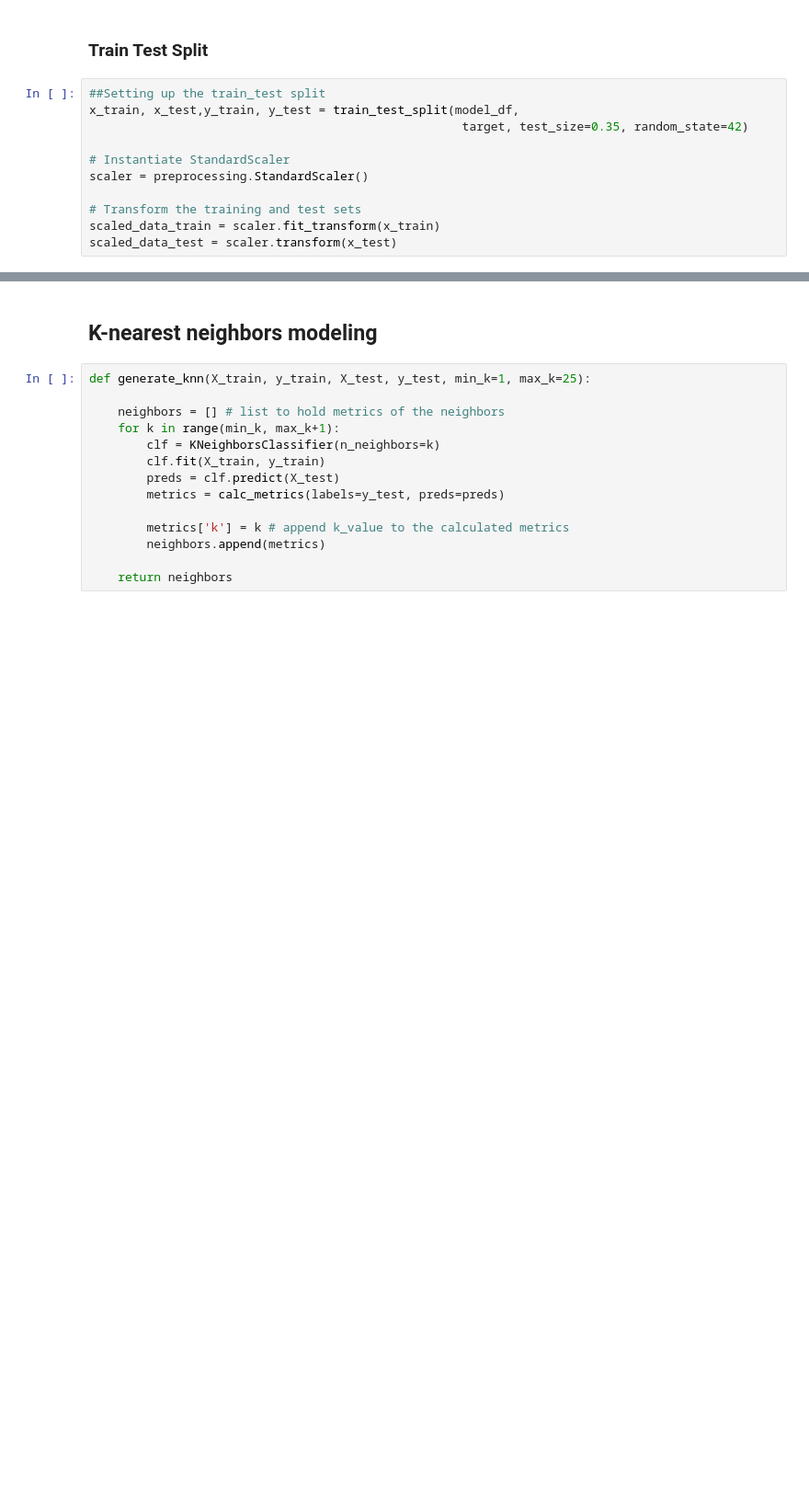
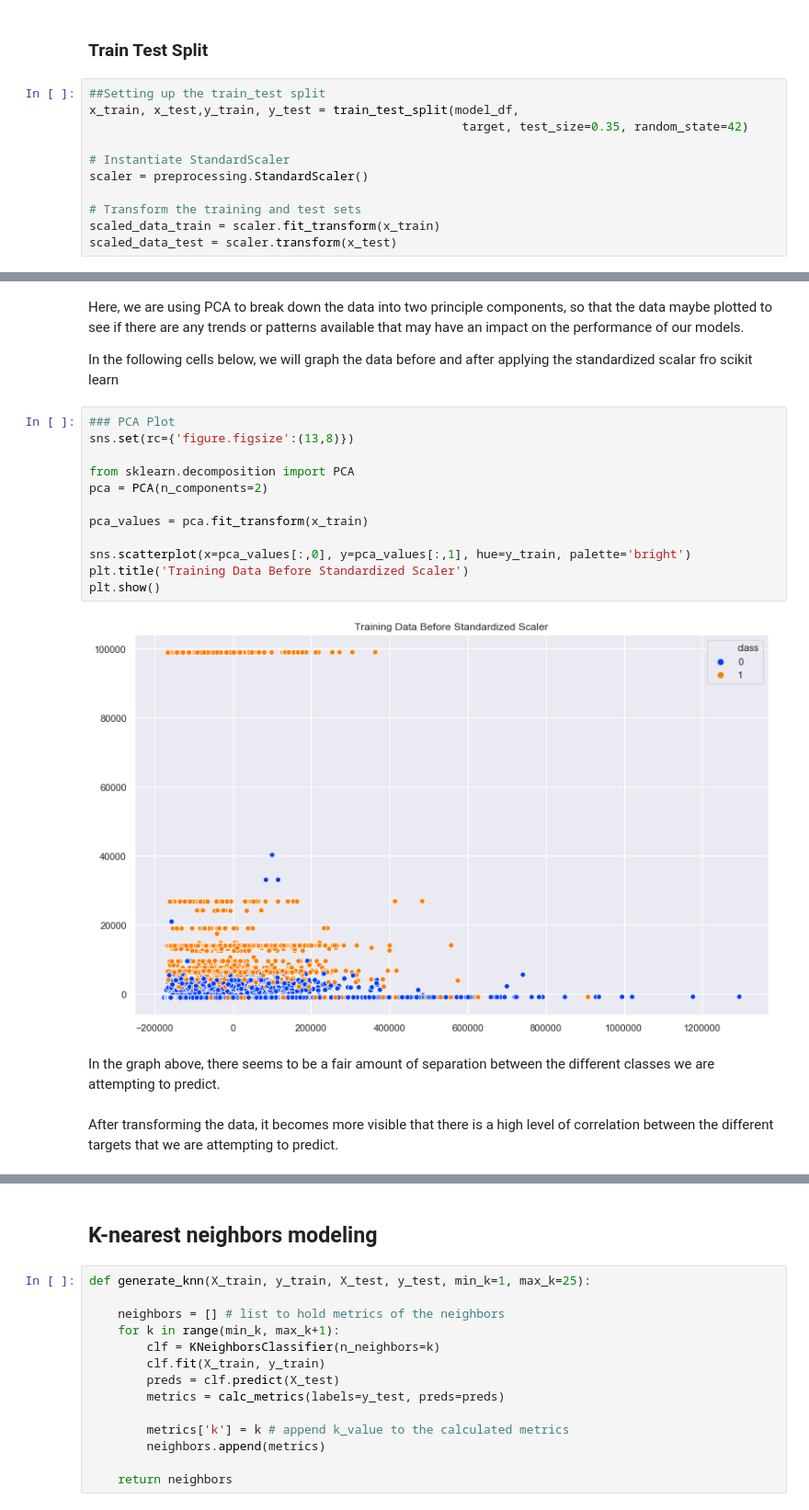
Before and after one commit to rahkeemg/Classification-Modeling, a Jupyter notebook: Classification_Notebook.ipynb, the cells around one changed output, grey strips where cells are left out. Shown at 92% size. Drawn from its saved outputs; the diff is of its cells as text; blank space fills up the shorter version.

```diff
--- a/Classification_Notebook.ipynb
+++ b/Classification_Notebook.ipynb
@@ -269,0 +318,22 @@ x_train.shape, x_test.shape
+# %% [markdown]
+Here, we are using PCA to break down the data into two principle components, so that the data maybe plotted to see if there are any trends or patterns available that may have an impact on the performance of our models.
+
+In the following cells below, we will graph the data before and after applying the standardized scalar fro scikit learn
+# %%
+### PCA Plot
+sns.set(rc={'figure.figsize':(13,8)})
+
+from sklearn.decomposition import PCA
+pca = PCA(n_components=2)
+
+pca_values = pca.fit_transform(x_train)
+
+sns.scatterplot(x=pca_values[:,0], y=pca_values[:,1], hue=y_train, palette='bright')
+plt.title('Training Data Before Standardized Scaler')
+plt.show()
+# %% [output]
+[figure, added]
+# %% [markdown]
+In the graph above, there seems to be a fair amount of separation between the different classes we are attempting to predict.
+# %% [markdown]
+After transforming the data, it becomes more visible that there is a high level of correlation between the different targets that we are attempting to predict.
```
Also changed, not shown: parts of 39 cells of this notebook, 46 other files.
